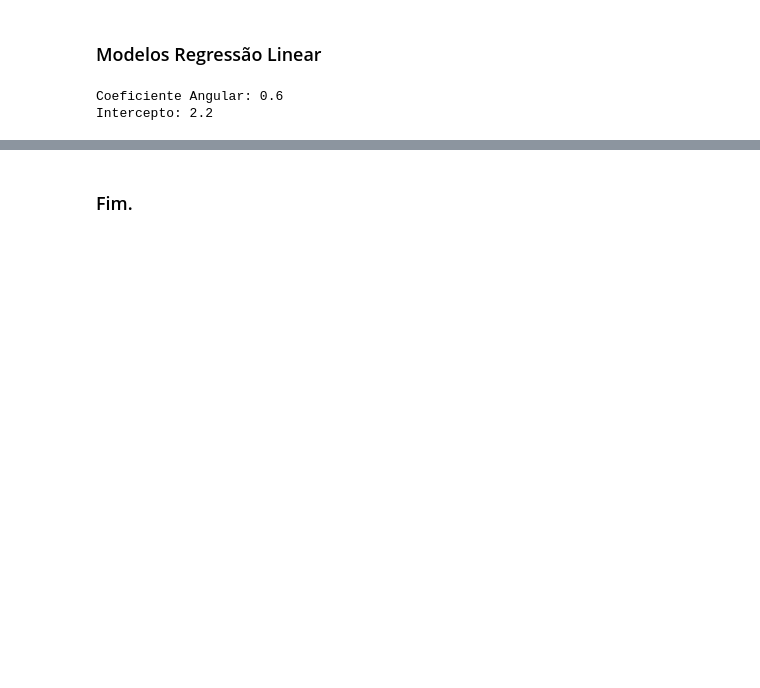
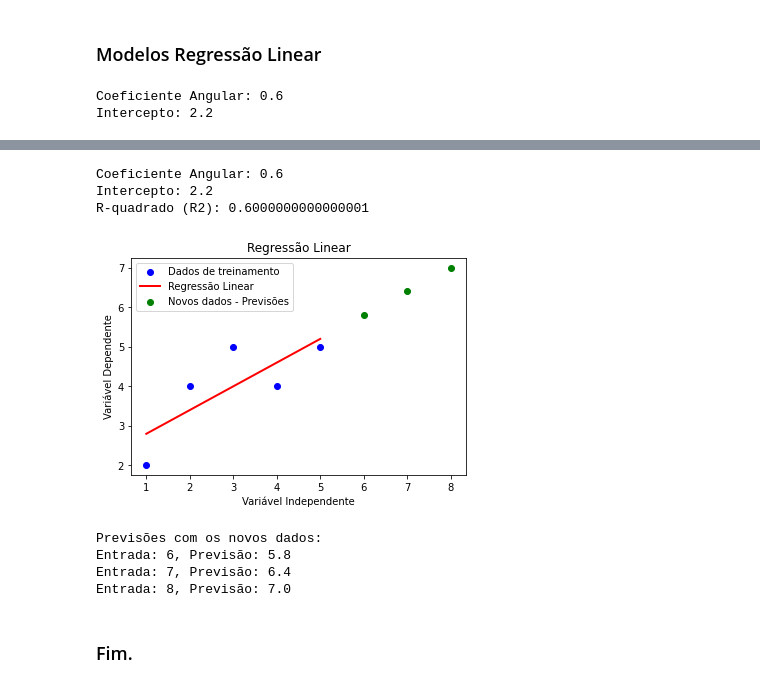
Before and after one commit to caiquemiranda/models_machine_learning_webapp, a Jupyter notebook: jupyter_models/models_Rlin.ipynb, the cells around one changed output, grey strips where cells are left out. Saved outputs shown, nothing was run; the diff lists cells and outputs as text; code cells hidden in the pictures; blank space fills up the shorter version.

```diff
--- a/jupyter_models/models_Rlin.ipynb
+++ b/jupyter_models/models_Rlin.ipynb
@@ -34,2 +78,57 @@ Intercepto: 2.2
+# %%
+# Importar as bibliotecas necessárias
+from sklearn.linear_model import LinearRegression
+import numpy as np
+import matplotlib.pyplot as plt
+
+# Dados de exemplo para treinamento do modelo (substitua estes dados pelos seus próprios dados)
+X_treino = np.array([1, 2, 3, 4, 5]).reshape(-1, 1)
+y_treino = np.array([2, 4, 5, 4, 5])
+
+# Criar o modelo de regressão linear
+modelo = LinearRegression()
+
+# Treinar o modelo
+modelo.fit(X_treino, y_treino)
+
+# Fazer previsões com novos dados
+X_novos_dados = np.array([6, 7, 8]).reshape(-1, 1)
+predicoes_novos_dados = modelo.predict(X_novos_dados)
+
+# Coeficientes da regressão
+coeficiente_angular = modelo.coef_[0]
+intercepto = modelo.intercept_
+
+# Imprimir os resultados
+print("Coeficiente Angular:", coeficiente_angular)
+print("Intercepto:", intercepto)
+
+# Avaliar o modelo - R-quadrado (R2)
+r_squared = modelo.score(X_treino, y_treino)
+print("R-quadrado (R2):", r_squared)
+
+# Visualizar os resultados
+plt.scatter(X_treino, y_treino, color='blue', label='Dados de treinamento')
+plt.plot(X_treino, modelo.predict(X_treino), color='red', linewidth=2, label='Regressão Linear')
+plt.scatter(X_novos_dados, predicoes_novos_dados, color='green', label='Novos dados - Previsões')
+plt.xlabel('Variável Independente')
+plt.ylabel('Variável Dependente')
+plt.title('Regressão Linear')
+plt.legend()
+plt.show()
+
+# Imprimir as previsões com os novos dados
+print("Previsões com os novos dados:")
+for i in range(len(X_novos_dados)):
+    print(f"Entrada: {X_novos_dados[i][0]}, Previsão: {predicoes_novos_dados[i]}")
+# %% [output]
+Coeficiente Angular: 0.6
+Intercepto: 2.2
+R-quadrado (R2): 0.6000000000000001
+[figure, added]
+Previsões com os novos dados:
+Entrada: 6, Previsão: 5.8
+Entrada: 7, Previsão: 6.4
+Entrada: 8, Previsão: 7.0
 # %% [markdown]
 ### Fim.
```
Also changed, not shown: parts of 1 cell of this notebook.
